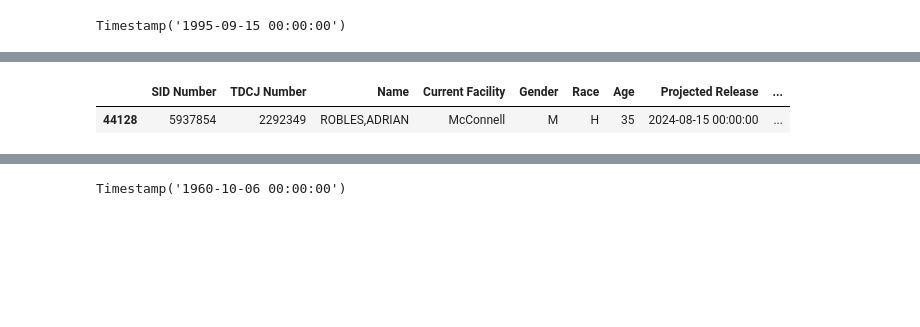
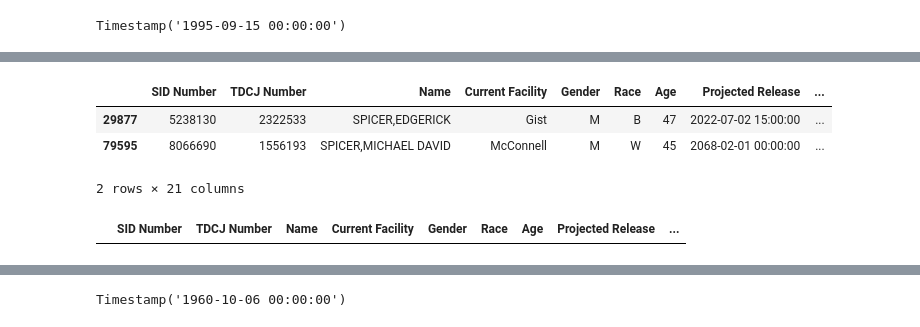
Before and after one commit to ldhagen/Prison_Notebook, a Jupyter notebook: Texas_Prisoners.ipynb, the cells around one changed output, grey strips where cells are left out. Drawn from its saved outputs; the diff is of its cells as text; code cells hidden in the pictures; blank space fills up the shorter version.

```diff
--- a/Texas_Prisoners.ipynb
+++ b/Texas_Prisoners.ipynb
@@ -12,7 +38,7 @@ Requirement already satisfied: et-xmlfile in /home/ldhagen/.local/lib/python3.8/
 # %%
-df_Texas_Prisoners = pd.read_excel(r'http://www.tdcj.state.tx.us/documents/High_Value_Data_Sets.xlsx')
+df_Texas_Prisoners = pd.read_excel(r'./High_Value_Data_Sets.xlsx')
 # %%
-a = df_Texas_Prisoners
+a = df_Texas_Prisoners.copy()
 # %%
 a.T.index
 # %% [output]
@@ -35 +61,3 @@ a.head()
+# %%
+a['Offense_Date_dt'] = pd.to_datetime(a['Offense Date'], errors='coerce')
 # %%
@@ -141,8 +181,14 @@ a[a['Current Facility'] == 'Dominguez']
 # %%
-a[a['Name'].str.contains('ROBLES,AD')]
+a[a['Name'].str.contains('SPICER,')]
 # %% [output]
 |  | SID Number | TDCJ Number | Name | Current Facility | Gender | Race | Age | Projected Release | ... |
-| 44128 | 5937854 | 2292349 | ROBLES,ADRIAN | McConnell | M | H | 35 | 2024-08-15 00:00:00 | ... |
+| 29877 | 5238130 | 2322533 | SPICER,EDGERICK | Gist | M | B | 47 | 2022-07-02 15:00:00 | ... |
+| 79595 | 8066690 | 1556193 | SPICER,MICHAEL DAVID | McConnell | M | W | 45 | 2068-02-01 00:00:00 | ... |
+2 rows × 21 columns
+# %%
+df_Texas_Prisoners[df_Texas_Prisoners['Name'].str.contains('LINDER,J')]
+# %% [output]
+|  | SID Number | TDCJ Number | Name | Current Facility | Gender | Race | Age | Projected Release | ... |
 # %%
 dir()
 # %% [output]
```
Also changed, not shown: parts of 20 cells of this notebook.
